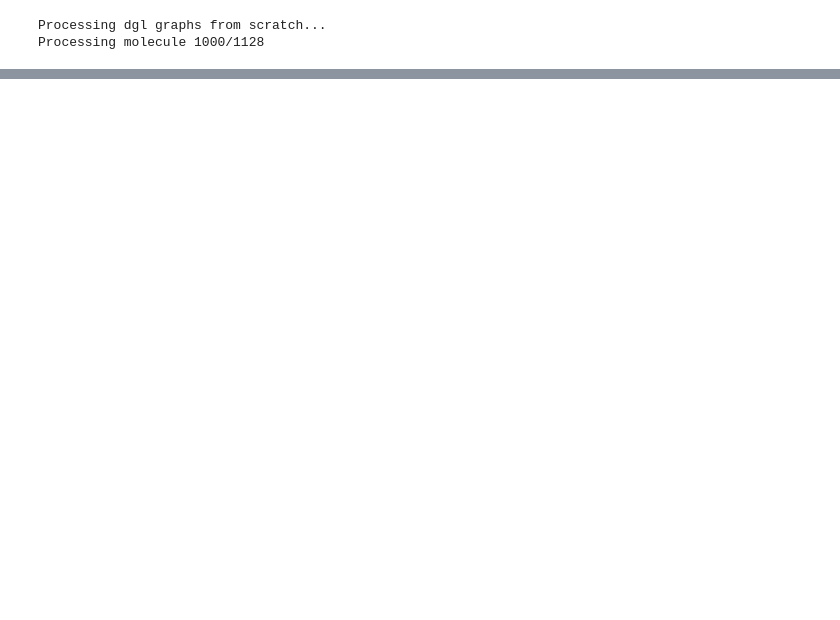
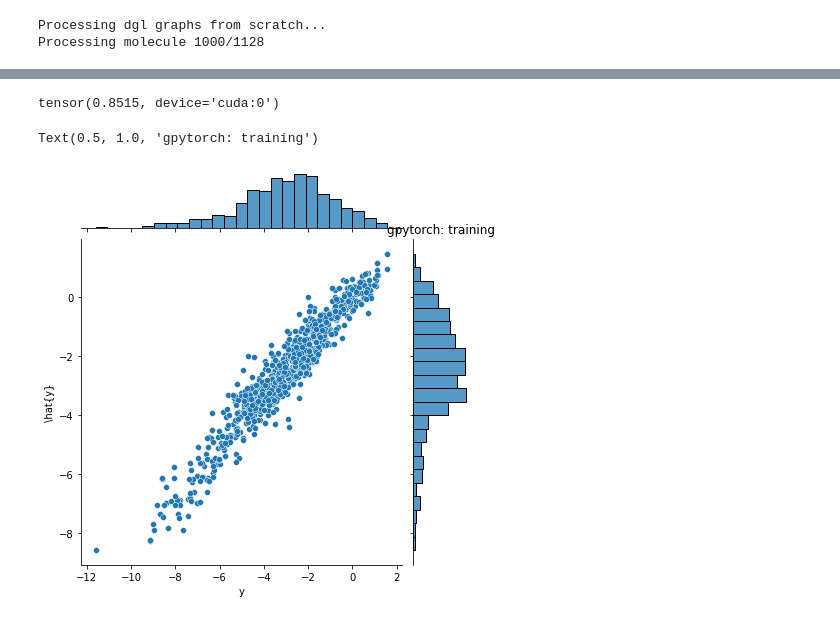
Before and after one commit to yuanqing-wang/malt, a Jupyter notebook: scripts/supervised/exact_dkl_malt.ipynb, the cells around one changed output, grey strips where cells are left out. Saved outputs shown, nothing was run; the diff lists cells and outputs as text; code cells hidden in the pictures; blank space fills up the shorter version.

```diff
--- a/scripts/supervised/exact_dkl_malt.ipynb
+++ b/scripts/supervised/exact_dkl_malt.ipynb
@@ -177,0 +179,16 @@ pd.DataFrame(results).groupby('architecture').agg(('mean', 'std'))
+# %%
+model.eval()
+with torch.no_grad(), gpytorch.settings.use_toeplitz(False), gpytorch.settings.fast_pred_var():
+    preds = model(train_x)
+
+from malt.metrics.base_metrics import r2
+r2(preds.loc, train_y)
+# %% [output]
+tensor(0.8515, device='cuda:0')
+# %%
+g = sns.jointplot(x = train_y.tolist(), y = (preds.loc).tolist())
+g.set_axis_labels('y', '\hat{y}')
+plt.title('gpytorch: training')
+# %% [output]
+Text(0.5, 1.0, 'gpytorch: training')
+[figure, added]
```
Also changed, not shown: parts of 11 cells of this notebook, 1 other file.
